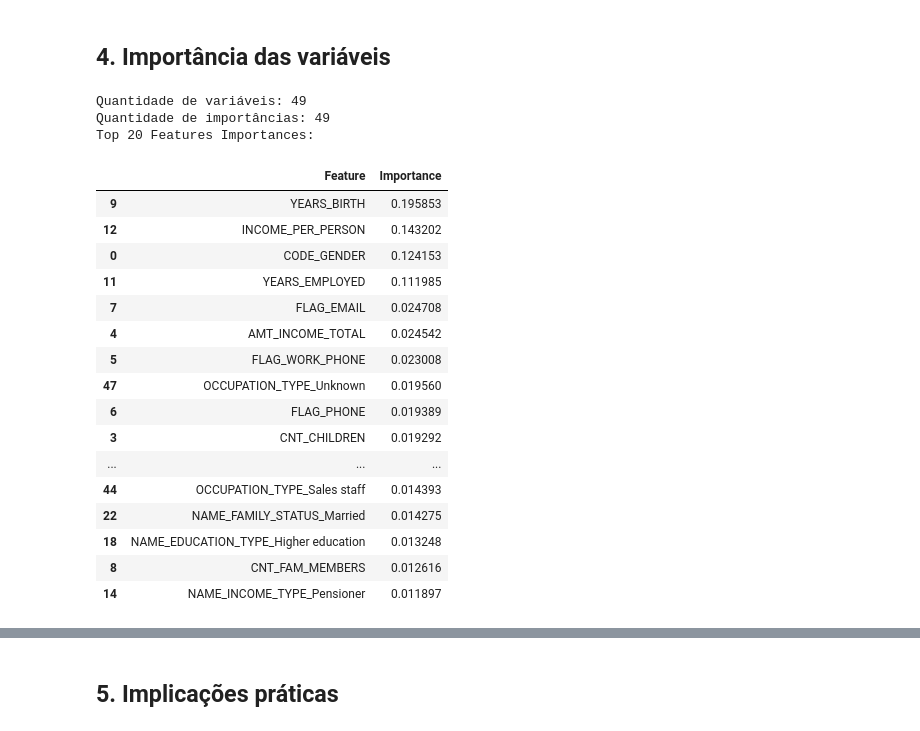
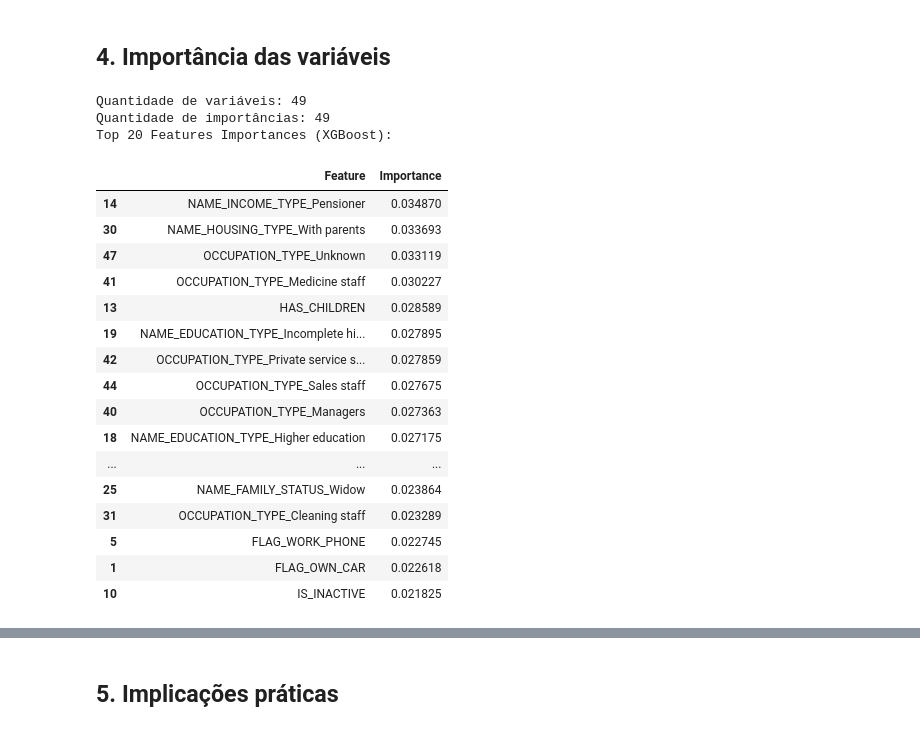
Before and after one commit to Ginkno/postech-tech-challenge-fase2-grupo1-12dtat, a Jupyter notebook: notebooks/04_avaliacao.ipynb, the cells around one changed output, grey strips where cells are left out. Cells and saved outputs as stored; diff of their text form; code cells hidden in the pictures.

```diff
--- a/notebooks/04_avaliacao.ipynb
+++ b/notebooks/04_avaliacao.ipynb
@@ -16,14 +16,16 @@ import seaborn as sns
 # Semente fixa: use em TODO ponto com aleatoriedade (split, modelos, CV).
 RANDOM_STATE = 42
 
-RAW_1 = Path("../data/raw/application_record.csv")
-RAW_2 = Path("../data/raw/credit_record.csv")
-PROCESSED = Path("../data/processed/dataset_tratado.csv")
+RAW_1 = Path("/content/data/raw/application_record.csv")
+RAW_2 = Path("/content/data/raw/credit_record.csv")
+PROCESSED_1 = Path("/content/data/processed/dataset_tratado.csv")
+PROCESSED_2 = Path("/content/data/processed/df_final.csv")
+PROCESSED_3 = Path("/content/data/processed/groups_train.csv")
 TARGET = "IS_BAD_PAYER"
 
-MODEL = Path("../results/models/best_rf_model.joblib")
-XTEST = Path("../data/processed/X_test.joblib")
-YTEST = Path("../data/processed/y_test.joblib")
+MODEL = Path("/content/results/models/best_model_xgb.joblib")
+XTEST = Path("/content/data/processed/X_test.joblib")
+YTEST = Path("/content/data/processed/y_test.joblib")
 
 pd.set_option("display.max_columns", None)
 # %%
@@ -175,50 +183,50 @@ Embora a Curva ROC indique capacidade de separação entre as classes (ROC-AUC =
 # %% [markdown]
 ## 4. Importância das variáveis
 # %%
-# Extrair o modelo Random Forest do pipeline
-# O último passo do pipeline é o classificador Random Forest
-rf_model = best_model.named_steps[best_model.steps[-1][0]]
+# Extrair o modelo XGBoost do pipeline
+# O último passo do pipeline é o classificador XGBoost
+xgb_model = best_model.named_steps[best_model.steps[-1][0]]
 
 # Obter as importâncias das features
-feature_importances = rf_model.feature_importances_
+feature_importances = xgb_model.feature_importances_
 
 # Pegar os nomes das features diretamente do X_test carregado
 feature_names = X_test.columns
 
 # Conferência
 print("Quantidade de variáveis:", len(feature_names))
 print("Quantidade de importâncias:", len(feature_importances))
 
 # Criar um DataFrame para melhor visualização
 importance_df = pd.DataFrame({
     'Feature': feature_names,
     'Importance': feature_importances
 })
 
 # Ordenar as features por importância
 importance_df = importance_df.sort_values(by='Importance', ascending=False)
 
 # Exibir as top N features
-print("Top 20 Features Importances:")
+print("Top 20 Features Importances (XGBoost):")
 display(importance_df.head(20))
 # %% [output]
 Quantidade de variáveis: 49
 Quantidade de importâncias: 49
-Top 20 Features Importances:
+Top 20 Features Importances (XGBoost):
 |  | Feature | Importance |
-| 9 | YEARS_BIRTH | 0.195853 |
-| 12 | INCOME_PER_PERSON | 0.143202 |
-| 0 | CODE_GENDER | 0.124153 |
-| 11 | YEARS_EMPLOYED | 0.111985 |
-| 7 | FLAG_EMAIL | 0.024708 |
-| 4 | AMT_INCOME_TOTAL | 0.024542 |
-| 5 | FLAG_WORK_PHONE | 0.023008 |
-| 47 | OCCUPATION_TYPE_Unknown | 0.019560 |
-| 6 | FLAG_PHONE | 0.019389 |
-| 3 | CNT_CHILDREN | 0.019292 |
+| 14 | NAME_INCOME_TYPE_Pensioner | 0.034870 |
+| 30 | NAME_HOUSING_TYPE_With parents | 0.033693 |
+| 47 | OCCUPATION_TYPE_Unknown | 0.033119 |
+| 41 | OCCUPATION_TYPE_Medicine staff | 0.030227 |
+| 13 | HAS_CHILDREN | 0.028589 |
+| 19 | NAME_EDUCATION_TYPE_Incomplete hi... | 0.027895 |
+| 42 | OCCUPATION_TYPE_Private service s... | 0.027859 |
+| 44 | OCCUPATION_TYPE_Sales staff | 0.027675 |
+| 40 | OCCUPATION_TYPE_Managers | 0.027363 |
+| 18 | NAME_EDUCATION_TYPE_Higher education | 0.027175 |
 | ... | ... | ... |
-| 44 | OCCUPATION_TYPE_Sales staff | 0.014393 |
-| 22 | NAME_FAMILY_STATUS_Married | 0.014275 |
-| 18 | NAME_EDUCATION_TYPE_Higher education | 0.013248 |
-| 8 | CNT_FAM_MEMBERS | 0.012616 |
-| 14 | NAME_INCOME_TYPE_Pensioner | 0.011897 |
+| 25 | NAME_FAMILY_STATUS_Widow | 0.023864 |
+| 31 | OCCUPATION_TYPE_Cleaning staff | 0.023289 |
+| 5 | FLAG_WORK_PHONE | 0.022745 |
+| 1 | FLAG_OWN_CAR | 0.022618 |
+| 10 | IS_INACTIVE | 0.021825 |
```
Also changed, not shown: parts of 19 cells of this notebook.
